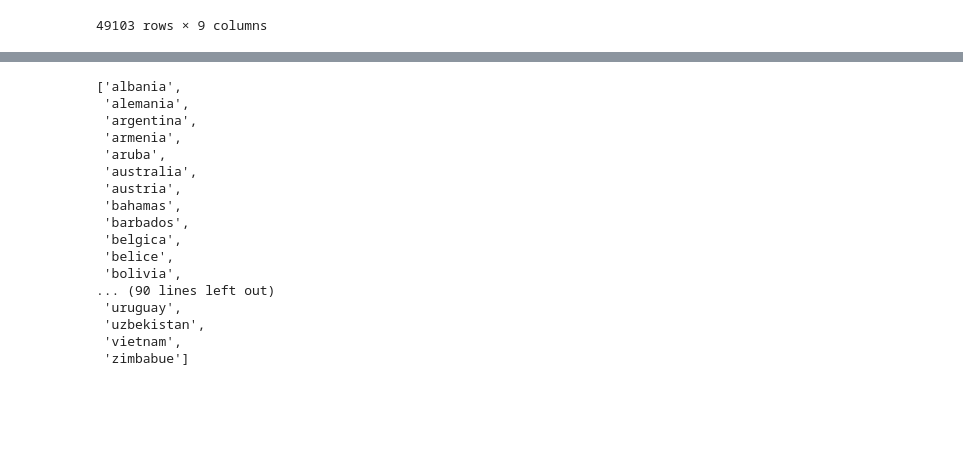
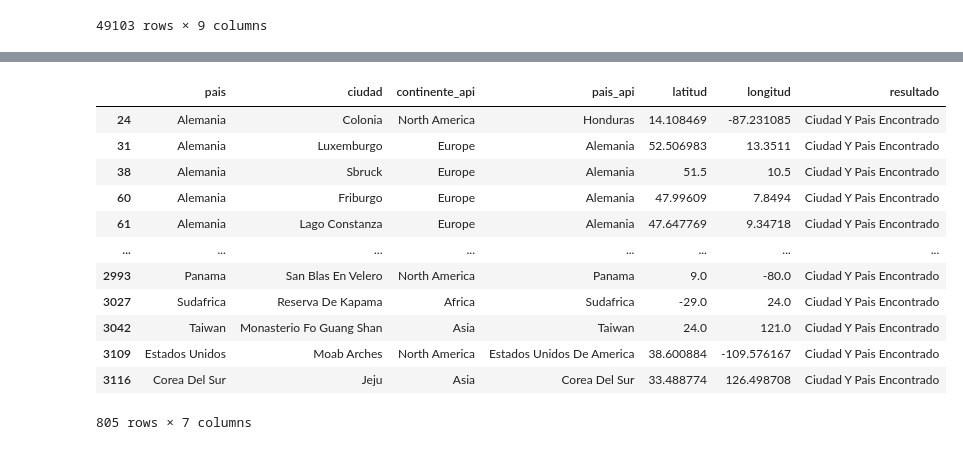
Before and after one commit to VanesaFloresRivera/Proyecto-Final, a Jupyter notebook: notebooks/transformación.ipynb, the cells around one changed output, grey strips where cells are left out. Saved outputs shown, nothing was run; the diff lists cells and outputs as text; code cells hidden in the pictures; blank space fills up the shorter version.

Commit message:
Finalización asignácion pais a ciudades correcto y escrapeo del dia 16.05

```diff
--- a/notebooks/transformación.ipynb
+++ b/notebooks/transformación.ipynb
@@ -1190,22 +790,0 @@ array(['albania', 'montenegro', 'alemania', 'austria', 'belgica', nan,
-# %%
-lista_paises_api_sin_nan = [str(x) for x in lista_paises_api if str(x) != 'nan']
-lista_paises_api_sin_nan.sort()
-lista_paises_api_sin_nan
-# %% [output]
-['albania',
- 'alemania',
- 'argentina',
- 'armenia',
- 'aruba',
- 'australia',
- 'austria',
- 'bahamas',
- 'barbados',
- 'belgica',
- 'belice',
- 'bolivia',
-... (90 lines left out)
- 'uruguay',
- 'uzbekistan',
- 'vietnam',
- 'zimbabue']
@@ -1214,3 +793,23 @@ warnings.simplefilter(action='ignore', category=SettingWithCopyWarning)
+# %%
+df_paises_api_ciudades_duplicadas= pd.read_pickle(ARCHIVO_EXTRACCION_API_DUPLICADOS)
+df_paises_api_ciudades_duplicadas.columns
+#df_paises_api_ciudades_duplicadas= df_paises_api_ciudades_duplicadas[~pd.isnull(df_paises_api_ciudades_duplicadas['continente_api'])]
+#df_paises_api_ciudades_duplicadas.to_pickle(ARCHIVO_EXTRACCION_API_DUPLICADOS)
+df_paises_api_ciudades_duplicadas
+# %% [output]
+|  | pais | ciudad | continente_api | pais_api | latitud | longitud | resultado |
+| 24 | Alemania | Colonia | North America | Honduras | 14.108469 | -87.231085 | Ciudad Y Pais Encontrado |
+| 31 | Alemania | Luxemburgo | Europe | Alemania | 52.506983 | 13.3511 | Ciudad Y Pais Encontrado |
+| 38 | Alemania | Sbruck | Europe | Alemania | 51.5 | 10.5 | Ciudad Y Pais Encontrado |
+| 60 | Alemania | Friburgo | Europe | Alemania | 47.99609 | 7.8494 | Ciudad Y Pais Encontrado |
+| 61 | Alemania | Lago Constanza | Europe | Alemania | 47.647769 | 9.34718 | Ciudad Y Pais Encontrado |
+| ... | ... | ... | ... | ... | ... | ... | ... |
+| 2993 | Panama | San Blas En Velero | North America | Panama | 9.0 | -80.0 | Ciudad Y Pais Encontrado |
+| 3027 | Sudafrica | Reserva De Kapama | Africa | Sudafrica | -29.0 | 24.0 | Ciudad Y Pais Encontrado |
+| 3042 | Taiwan | Monasterio Fo Guang Shan | Asia | Taiwan | 24.0 | 121.0 | Ciudad Y Pais Encontrado |
+| 3109 | Estados Unidos | Moab Arches | North America | Estados Unidos De America | 38.600884 | -109.576167 | Ciudad Y Pais Encontrado |
+| 3116 | Corea Del Sur | Jeju | Asia | Corea Del Sur | 33.488774 | 126.498708 | Ciudad Y Pais Encontrado |
+805 rows × 7 columns
 # %%
 def desglosar_ciudades_itinerarios_2 (df_viajes_agrupados,API_KEY,ARCHIVO_GUARDAR_TOTAL_CIUDADES_API, ARCHIVO_EXTRACCION_API_DUPLICADOS):
     df_itinerarios = df_viajes_agrupados[['pais','itinerario_modificado_para_dividir']].drop_duplicates().reset_index(drop=True) #elimino duplicados
```
Also changed, not shown: parts of 65 cells of this notebook, 17 other files.
